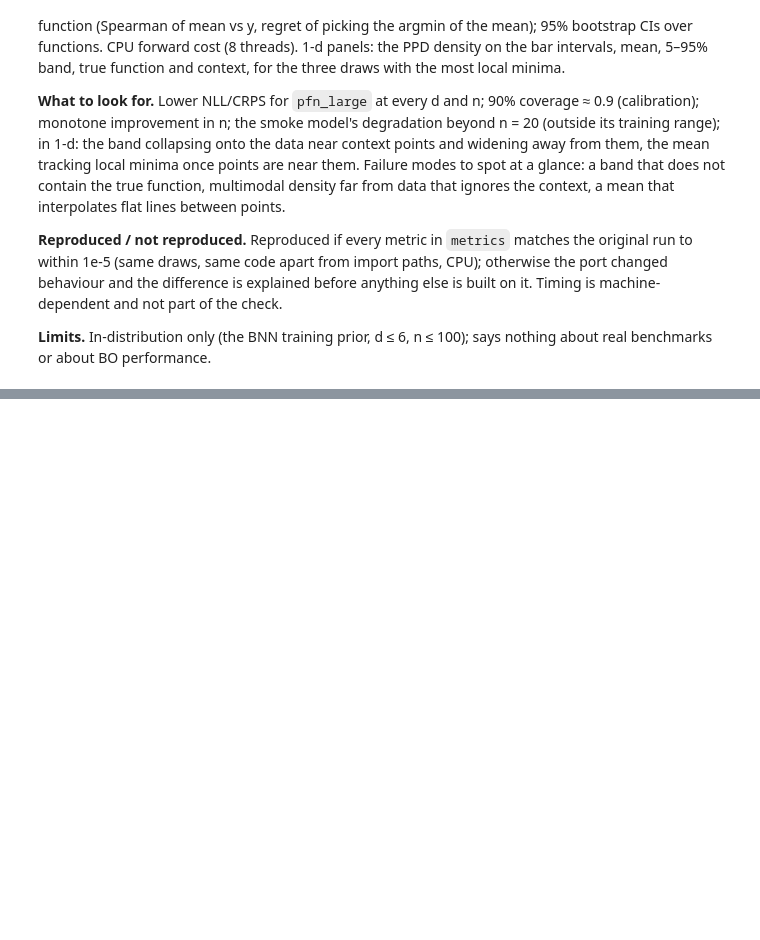
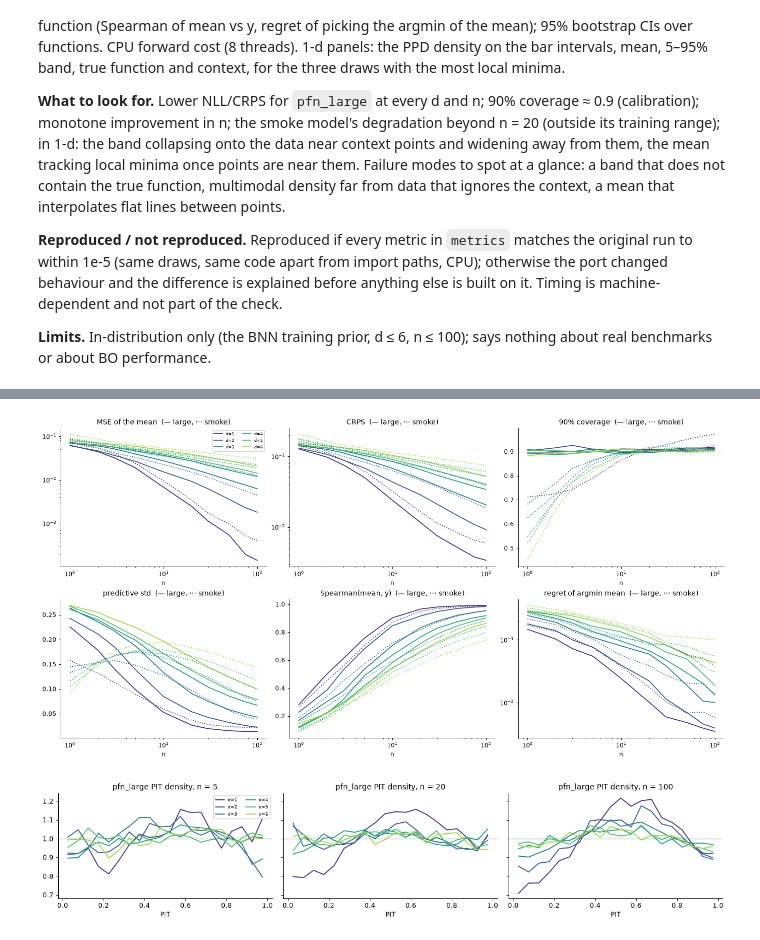
Before and after one commit to timruhkopf/pfn-repro, a Jupyter notebook: notebooks/03_2026-10-21_eval_pfn_large.ipynb, the cells around one changed output, grey strips where cells are left out. Drawn from its saved outputs; the diff is of its cells as text; code cells hidden in the pictures; blank space fills up the shorter version.

```diff
--- a/notebooks/03_2026-10-21_eval_pfn_large.ipynb
+++ b/notebooks/03_2026-10-21_eval_pfn_large.ipynb
@@ -47,0 +211,23 @@ The GO / NO-GO criterion from the description, evaluated, in one line. Record it
+# %%
+fig, ax = plt.subplots(2, 3, figsize=(16, 8), constrained_layout=True)
+for a, (metric, title, log) in zip(ax.ravel(), [("sq_err", "MSE of the mean", True), ("crps", "CRPS", True),
+        ("cov90", "90% coverage", False), ("std", "predictive std", False), ("spearman", "Spearman(mean, y)", False),
+        ("select_regret", "regret of argmin mean", True)]):
+    for model, ls in (("pfn_large", "-"), ("pfn_smoke", ":")):
+        for d in DIMS:
+            g = M[(M.model == model) & (M.d == d) & (M.metric == metric)].sort_values("n")
+            a.plot(g.n, g["mean"], ls, color=plt.cm.viridis(d / 7), label=f"d={d}" if model == "pfn_large" else None)
+    if metric == "cov90": a.axhline(0.9, color="r", lw=0.8)
+    a.set_xscale("log"); a.set_title(title + "  (— large, ⋯ smoke)"); a.set_xlabel("n")
+    if log: a.set_yscale("log")
+ax[0, 0].legend(fontsize=7, ncol=2); plt.show()
+fig, ax = plt.subplots(1, 3, figsize=(15, 3.2), sharey=True)
+for a, n in zip(ax, (5, 20, 100)):
+    for d in DIMS:
+        g = PIT[(PIT.model == "pfn_large") & (PIT.d == d) & (PIT.n == n)]
+        a.plot((g.bin + 0.5) / 20, g.freq * 20, color=plt.cm.viridis(d / 7), label=f"d={d}")
+    a.axhline(1, color="k", lw=0.6); a.set_title(f"pfn_large PIT density, n = {n}"); a.set_xlabel("PIT")
+ax[0].legend(fontsize=7, ncol=2); fig.tight_layout(); plt.show()
+# %% [output]
+[figure, added]
+[figure, added]
```
Also changed, not shown: parts of 15 cells of this notebook, 58 other files.
